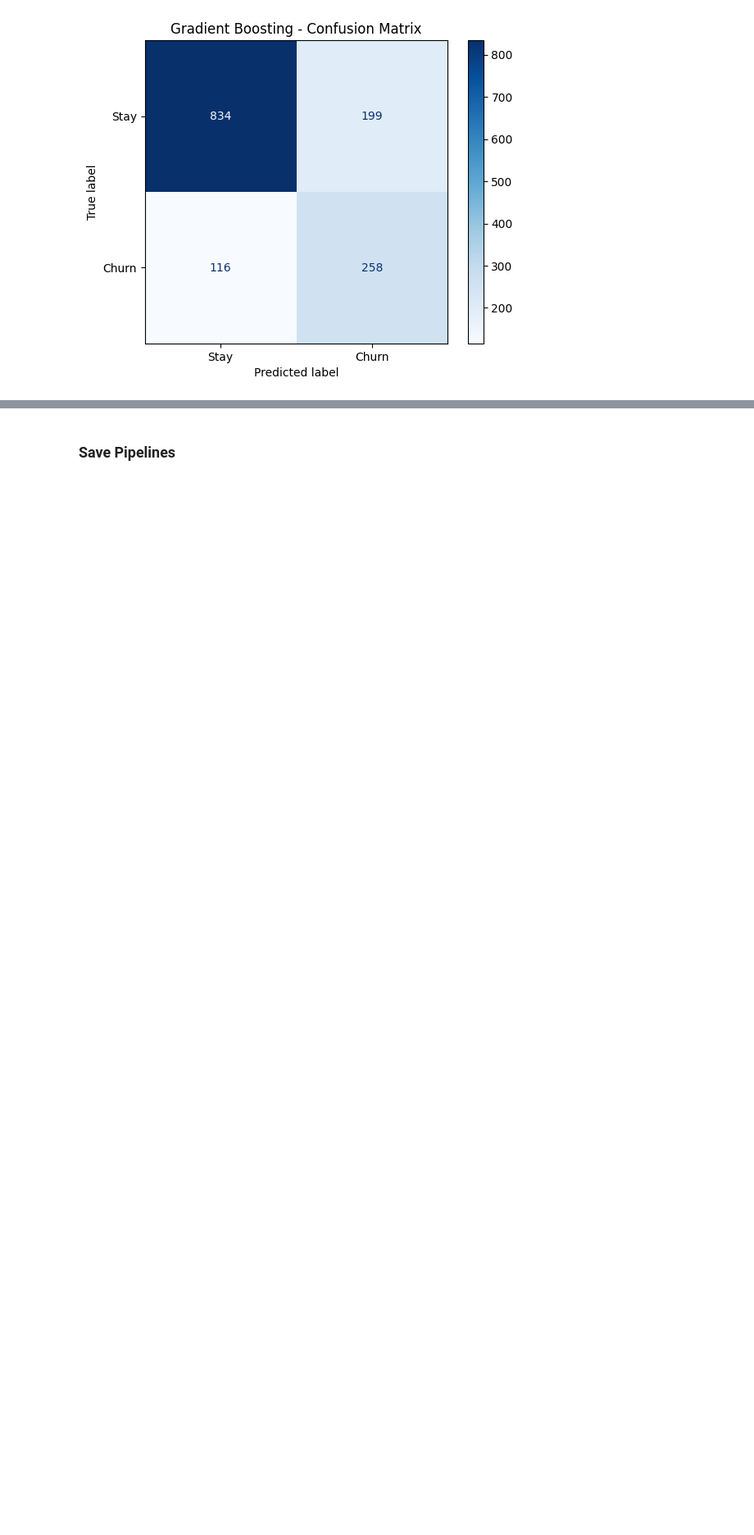
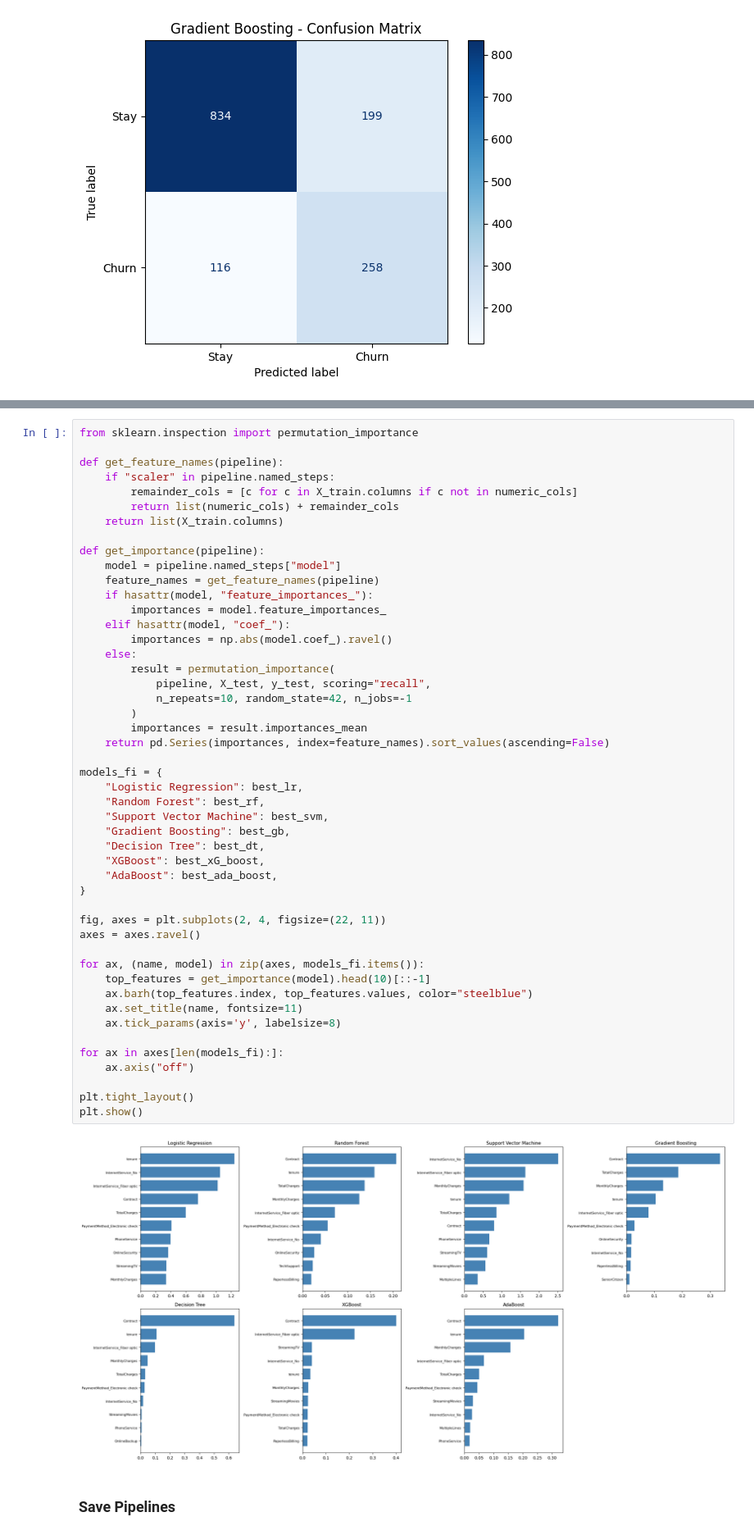
Before and after one commit to basmalamoataz/Samsung-Churnguard, a Jupyter notebook: Project_2.ipynb, the cells around one changed output, grey strips where cells are left out. Shown at 82% size. Cells and saved outputs as stored; diff of their text form; blank space fills up the shorter version.

```diff
--- a/Project_2.ipynb
+++ b/Project_2.ipynb
@@ -865,3 +894,53 @@ plt.show()
+# %%
+from sklearn.inspection import permutation_importance
+
+def get_feature_names(pipeline):
+    if "scaler" in pipeline.named_steps:
+        remainder_cols = [c for c in X_train.columns if c not in numeric_cols]
+        return list(numeric_cols) + remainder_cols
+    return list(X_train.columns)
+
+def get_importance(pipeline):
+    model = pipeline.named_steps["model"]
+    feature_names = get_feature_names(pipeline)
+    if hasattr(model, "feature_importances_"):
+        importances = model.feature_importances_
+    elif hasattr(model, "coef_"):
+        importances = np.abs(model.coef_).ravel()
+    else:
+        result = permutation_importance(
+            pipeline, X_test, y_test, scoring="recall",
+            n_repeats=10, random_state=42, n_jobs=-1
+        )
+        importances = result.importances_mean
+    return pd.Series(importances, index=feature_names).sort_values(ascending=False)
+
+models_fi = {
+    "Logistic Regression": best_lr,
+    "Random Forest": best_rf,
+    "Support Vector Machine": best_svm,
+    "Gradient Boosting": best_gb,
+    "Decision Tree": best_dt,
+    "XGBoost": best_xG_boost,
+    "AdaBoost": best_ada_boost,
+}
+
+fig, axes = plt.subplots(2, 4, figsize=(22, 11))
+axes = axes.ravel()
+
+for ax, (name, model) in zip(axes, models_fi.items()):
+    top_features = get_importance(model).head(10)[::-1]
+    ax.barh(top_features.index, top_features.values, color="steelblue")
+    ax.set_title(name, fontsize=11)
+    ax.tick_params(axis='y', labelsize=8)
+
+for ax in axes[len(models_fi):]:
+    ax.axis("off")
+
+plt.tight_layout()
+plt.show()
+# %% [output]
+[figure, added]
 # %% [markdown]
 ### Save Pipelines
 # %%
```
Also changed, not shown: parts of 1 cell of this notebook.
